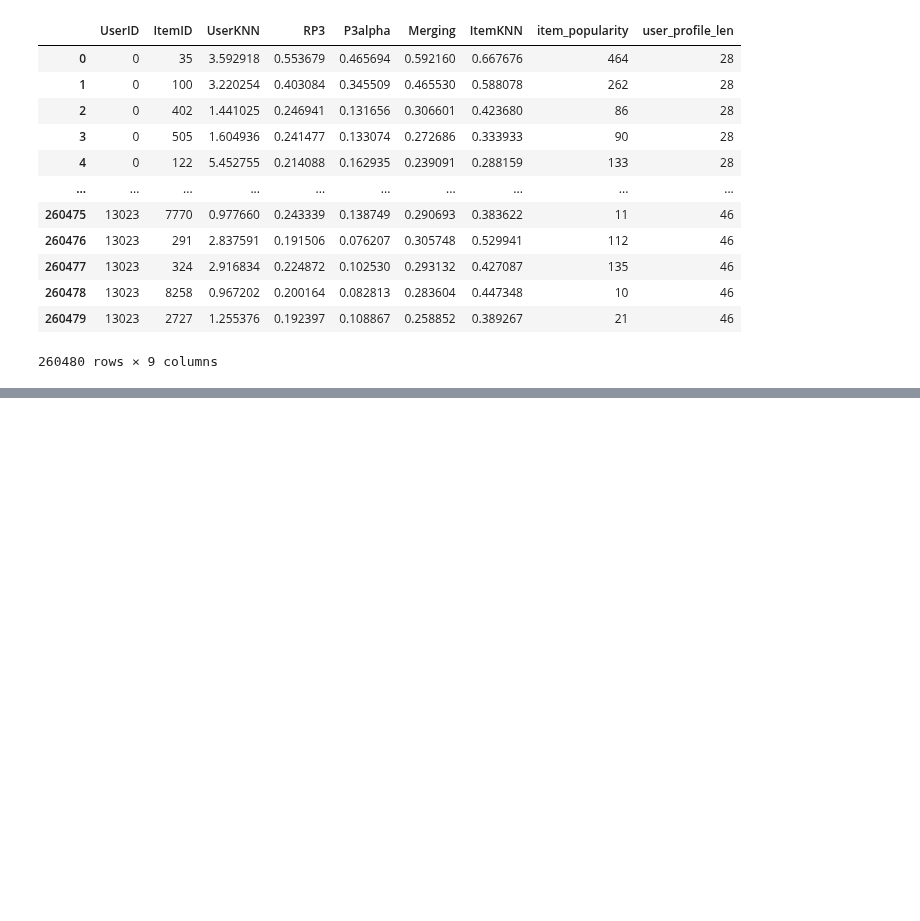
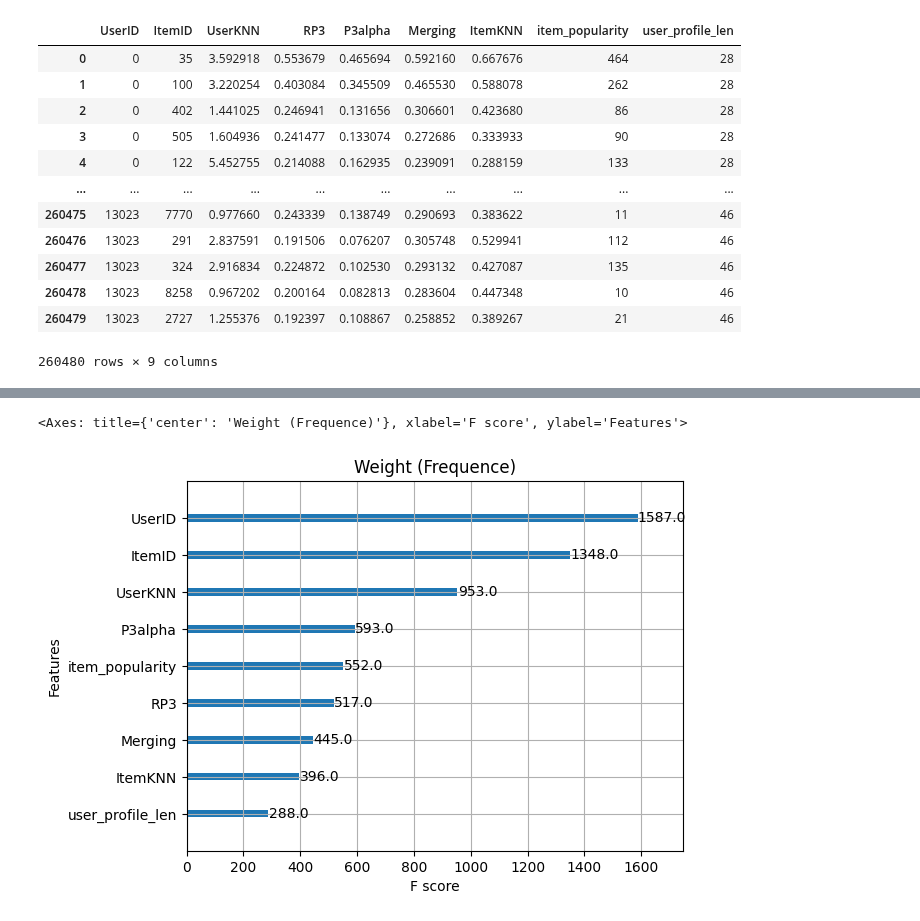
Before and after one commit to CarloSgaravatti/Recsys_Challenge_2023, a Jupyter notebook: challenge_notebooks/xgboost.ipynb, the cells around one changed output, grey strips where cells are left out. Saved outputs shown, nothing was run; the diff lists cells and outputs as text; code cells hidden in the pictures; blank space fills up the shorter version.

Commit message:
Kaggle Notebook | XGBoost | Version 13

```diff
--- a/challenge_notebooks/xgboost.ipynb
+++ b/challenge_notebooks/xgboost.ipynb
@@ -679,7 +671,7 @@ if config['tune_parameters']:
 
 elif config['copy_prev_best_params']:
     shutil.copyfile(
-        '/kaggle/input/linear-combination/best_params_hybrid_xgboost.json',
+        '/kaggle/input/xgboost/best_params_hybrid_xgboost.json',
         '/kaggle/working/best_params_hybrid_xgboost.json'
     )
 # %%
@@ -695,0 +707,18 @@ if config['save_github'] and config['tune_parameters']:
+# %%
+recommender_item = ItemKNNCFRecommender(URM_train_complete)
+recommender_item.fit(**params_item_knn)
+
+recommender_user = UserKNNCFRecommender(URM_train_complete)
+recommender_user.fit(**params_user_knn)
+
+recommender_rp3 = RP3betaRecommender(URM_train_complete)
+recommender_rp3.fit(**params_rp3)
+
+recommender_p3a = P3alphaRecommender(URM_train_complete)
+recommender_p3a.fit(**params_p3alpha)
+
+hybrid_similarity = ItemKNNSimilarityHybridRecommender(URM_train_complete, recommender_item.W_sparse, recommender_rp3.W_sparse)
+hybrid_similarity.fit(**params_merging)
+
+weights = [params_lr_comb['w1'], params_lr_comb['w2'], params_lr_comb['w3']]
+linear_combinator = LinearCombinationRecommender(URM_train_complete, [recommender_item, recommender_rp3, recommender_p3a], weights)
@@ -695,0 +800,3 @@ if config['save_github'] and config['tune_parameters']:
+# %%
+groups = final_train_dataframe.groupby("UserID").size().values
+groups
@@ -695,0 +805,14 @@ if config['save_github'] and config['tune_parameters']:
+# %%
+XGB_model = XGBRanker(**xgboost_params)
+
+y_train = final_train_dataframe["Label"]
+X_train = final_train_dataframe.drop(columns=["Label"])
+X_train["UserID"] = X_train["UserID"].astype("category")
+X_train["ItemID"] = X_train["ItemID"].astype("category")
+
+XGB_model.fit(
+    X_train,
+    y_train,
+    group=groups,
+    verbose=True
+)
@@ -695,0 +832,5 @@ if config['save_github'] and config['tune_parameters']:
+# %%
+plot_importance(XGB_model, importance_type='weight', title='Weight (Frequence)')
+# %% [output]
+<Axes: title={'center': 'Weight (Frequence)'}, xlabel='F score', ylabel='Features'>
+[figure, added]
```
Also changed, not shown: parts of 18 cells of this notebook.
